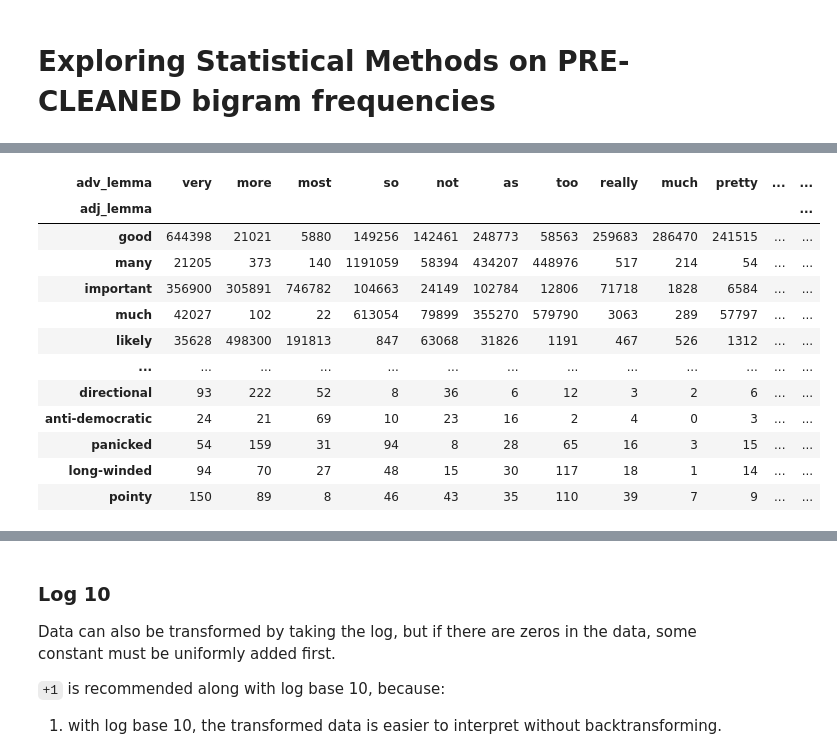
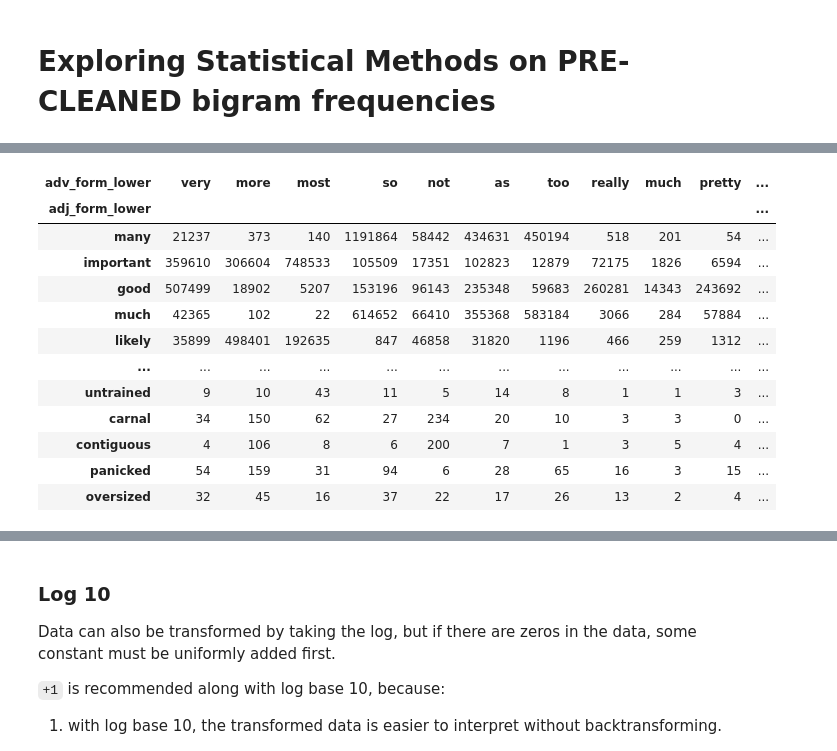
Before and after one commit to AndreaTheLinguist/sanpi, a Jupyter notebook: results/transform_freqs.ipynb, the cells around one changed output, grey strips where cells are left out. Drawn from its saved outputs; the diff is of its cells as text; code cells hidden in the pictures.

Commit message:
full dataset (`35f`) frequency tables: `adj-x-adv`

```diff
--- a/results/transform_freqs.ipynb
+++ b/results/transform_freqs.ipynb
@@ -9,6 +9,10 @@ import statistics as stat
 import numpy as np
 from math import sqrt
 
+INPUT_FREQ_PATH = Path(
+        '/share/compling/projects/sanpi/results/freq_out/RBXadj/all_adj-x-adv_frq-thr0-001p.35f=868+.pkl.gz')
+ADV_REPRESENT = 'adv_form_lower'
+ADJ_REPRESENT = 'adj_form_lower'
 # _LSC_DATA_DIR = Path("/share/compling/projects/sanpi/source/LSC/data")
 orig_frq = None
 # %% [markdown]
@@ -16,31 +20,31 @@ orig_frq = None
 # %%
+if orig_frq is not None:
+    frq_raw = orig_frq
 
-if orig_frq is not None:
-    frq_table = orig_frq
 else:
-    input_csv = Path(
-        '/share/compling/projects/sanpi/results/freq_out/all-frq_thresh877.35f.csv')
-    frq_table = pd.read_csv(input_csv)
 
-    if 'adv_lemma' in frq_table.columns:
-        frq_table = frq_table.set_index('adv_lemma').transpose()
-    if frq_table.index.name != 'adj_lemma':
-        if 'adj_lemma' in frq_table.columns:
-            frq_table = frq_table.set_index('adj_lemma')
+    frq_raw = pd.read_csv(INPUT_FREQ_PATH) if INPUT_FREQ_PATH.suffix=='.csv' else pd.read_pickle(INPUT_FREQ_PATH)
+    frq_raw.columns = frq_raw.columns.str.strip()
+
+    if ADV_REPRESENT in frq_raw.columns:
+        frq_raw = frq_raw.set_index(ADV_REPRESENT).transpose()
+    if frq_raw.index.name != ADJ_REPRESENT:
+        if ADJ_REPRESENT in frq_raw.columns:
+            frq_raw = frq_raw.set_index(ADJ_REPRESENT)
         else:
-            frq_table.index.name = 'adj_lemma'
-    frq_table = frq_table.apply(pd.to_numeric, downcast='unsigned')
-    frq_table.columns.name = 'adv_lemma'
-    frq_table.columns = frq_table.columns.astype('string')
-    if 'SUM' in frq_table.index:
-        SUM_row = frq_table.loc['SUM', :]
-    if 'SUM' in frq_table.columns:
-        SUM_col = frq_table.loc[:, 'SUM']
-    frq_table = frq_table.loc[frq_table.index !=
-                              'SUM', frq_table.columns != 'SUM']
-    print(frq_table.shape[0], 'rows (adj)')
-    print(frq_table.shape[1], 'columns (adv)')
-    frq_table.index = frq_table.index.astype('string')
-    orig_frq = frq_table.copy()
-frq_table
+            frq_raw.index.name = ADJ_REPRESENT
+    frq_raw = frq_raw.apply(pd.to_numeric, downcast='unsigned')
+    frq_raw.columns.name = ADV_REPRESENT
+    frq_raw.columns = frq_raw.columns.astype('string')
+    if 'SUM' in frq_raw.index:
+        SUM_row = frq_raw.loc['SUM', :]
+    if 'SUM' in frq_raw.columns:
+        SUM_col = frq_raw.loc[:, 'SUM']
+    frq_raw = frq_raw.loc[frq_raw.index !=
+                              'SUM', frq_raw.columns != 'SUM']
+    print(frq_raw.shape[0], 'rows (adj)')
+    print(frq_raw.shape[1], 'columns (adv)')
+    frq_raw.index = frq_raw.index.astype('string')
+    orig_frq = frq_raw.copy()
+frq_raw
 # %% [output]
@@ -49,13 +53,13 @@ frq_table
-| adv_lemma | very | more | most | so | not | as | too | really | much | pretty | ... | ... |
-| adj_lemma |  |  |  |  |  |  |  |  |  |  |  | ... |
-| good | 644398 | 21021 | 5880 | 149256 | 142461 | 248773 | 58563 | 259683 | 286470 | 241515 | ... | ... |
-| many | 21205 | 373 | 140 | 1191059 | 58394 | 434207 | 448976 | 517 | 214 | 54 | ... | ... |
-| important | 356900 | 305891 | 746782 | 104663 | 24149 | 102784 | 12806 | 71718 | 1828 | 6584 | ... | ... |
-| much | 42027 | 102 | 22 | 613054 | 79899 | 355270 | 579790 | 3063 | 289 | 57797 | ... | ... |
-| likely | 35628 | 498300 | 191813 | 847 | 63068 | 31826 | 1191 | 467 | 526 | 1312 | ... | ... |
-| ... | ... | ... | ... | ... | ... | ... | ... | ... | ... | ... | ... | ... |
-| directional | 93 | 222 | 52 | 8 | 36 | 6 | 12 | 3 | 2 | 6 | ... | ... |
-| anti-democratic | 24 | 21 | 69 | 10 | 23 | 16 | 2 | 4 | 0 | 3 | ... | ... |
-| panicked | 54 | 159 | 31 | 94 | 8 | 28 | 65 | 16 | 3 | 15 | ... | ... |
-| long-winded | 94 | 70 | 27 | 48 | 15 | 30 | 117 | 18 | 1 | 14 | ... | ... |
-| pointy | 150 | 89 | 8 | 46 | 43 | 35 | 110 | 39 | 7 | 9 | ... | ... |
+| adv_form_lower | very | more | most | so | not | as | too | really | much | pretty | ... |
+| adj_form_lower |  |  |  |  |  |  |  |  |  |  | ... |
+| many | 21237 | 373 | 140 | 1191864 | 58442 | 434631 | 450194 | 518 | 201 | 54 | ... |
+| important | 359610 | 306604 | 748533 | 105509 | 17351 | 102823 | 12879 | 72175 | 1826 | 6594 | ... |
+| good | 507499 | 18902 | 5207 | 153196 | 96143 | 235348 | 59683 | 260281 | 14343 | 243692 | ... |
+| much | 42365 | 102 | 22 | 614652 | 66410 | 355368 | 583184 | 3066 | 284 | 57884 | ... |
+| likely | 35899 | 498401 | 192635 | 847 | 46858 | 31820 | 1196 | 466 | 259 | 1312 | ... |
+| ... | ... | ... | ... | ... | ... | ... | ... | ... | ... | ... | ... |
+| untrained | 9 | 10 | 43 | 11 | 5 | 14 | 8 | 1 | 1 | 3 | ... |
+| carnal | 34 | 150 | 62 | 27 | 234 | 20 | 10 | 3 | 3 | 0 | ... |
+| contiguous | 4 | 106 | 8 | 6 | 200 | 7 | 1 | 3 | 5 | 4 | ... |
+| panicked | 54 | 159 | 31 | 94 | 6 | 28 | 65 | 16 | 3 | 15 | ... |
+| oversized | 32 | 45 | 16 | 37 | 22 | 17 | 26 | 13 | 2 | 4 | ... |
```
Also changed, not shown: parts of 42 cells of this notebook, 2 other files.
